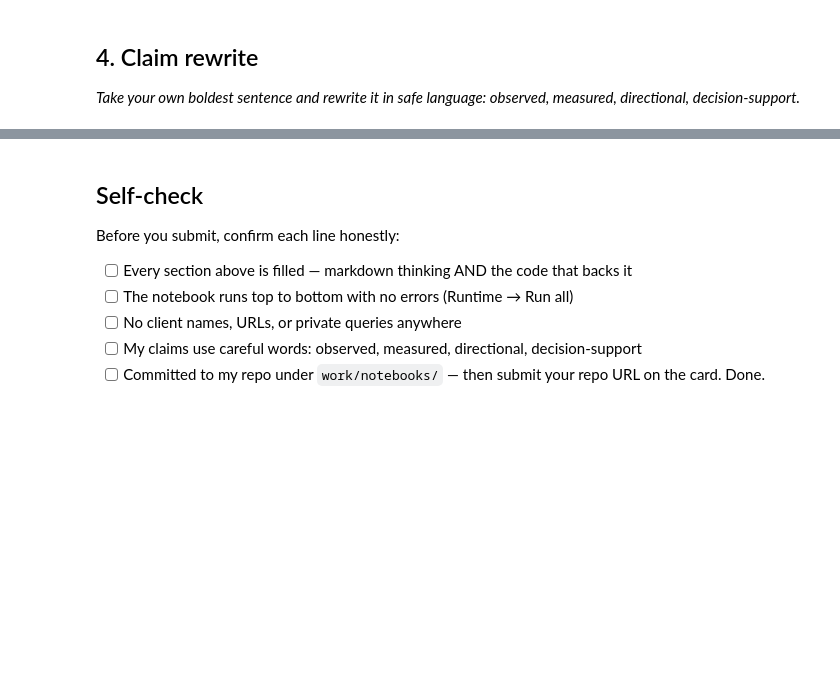
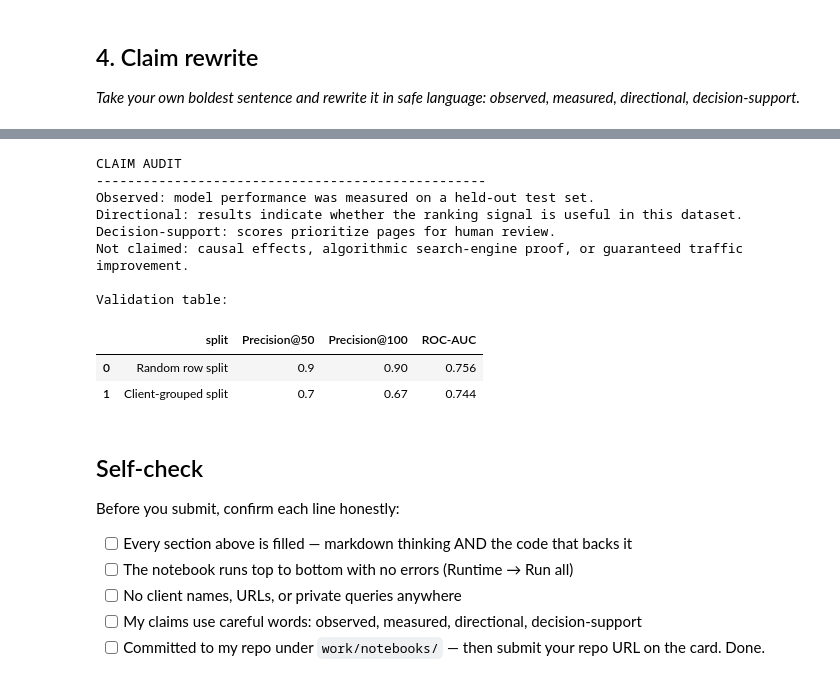
Before and after one commit to MalikZeeshan1122/FlyRank-ML-Internship-Starter, a Jupyter notebook: work/notebooks/w06_validation_audit.ipynb, the cells around one changed output, grey strips where cells are left out. Drawn from its saved outputs; the diff is of its cells as text; code cells hidden in the pictures; blank space fills up the shorter version.

```diff
--- a/work/notebooks/w06_validation_audit.ipynb
+++ b/work/notebooks/w06_validation_audit.ipynb
@@ -34,6 +469,44 @@ This skeleton is yours to fill. Work the sections **in order** — each one has
 # %%
 # This cell is for CODE (numbers, a query, a check).
 # Write your text answer in the cell ABOVE this one — typing sentences here breaks Run All.
+
+# 4. Claim audit summary
+
+print("CLAIM AUDIT")
+print("-" * 50)
+
+print(
+    "Observed: model performance was measured on a held-out test set."
+)
+
+print(
+    "Directional: results indicate whether the ranking signal "
+    "is useful in this dataset."
+)
+
+print(
+    "Decision-support: scores prioritize pages for human review."
+)
+
+print(
+    "Not claimed: causal effects, algorithmic search-engine proof, "
+    "or guaranteed traffic improvement."
+)
+
+print("\nValidation table:")
+display(results.round(3))
+# %% [output]
+CLAIM AUDIT
+--------------------------------------------------
+Observed: model performance was measured on a held-out test set.
+Directional: results indicate whether the ranking signal is useful in this dataset.
+Decision-support: scores prioritize pages for human review.
+Not claimed: causal effects, algorithmic search-engine proof, or guaranteed traffic improvement.
+
+Validation table:
+|  | split | Precision@50 | Precision@100 | ROC-AUC |
+| 0 | Random row split | 0.9 | 0.90 | 0.756 |
+| 1 | Client-grouped split | 0.7 | 0.67 | 0.744 |
 # %% [markdown]
 ## Self-check
 
```
Also changed, not shown: parts of 11 cells of this notebook.
